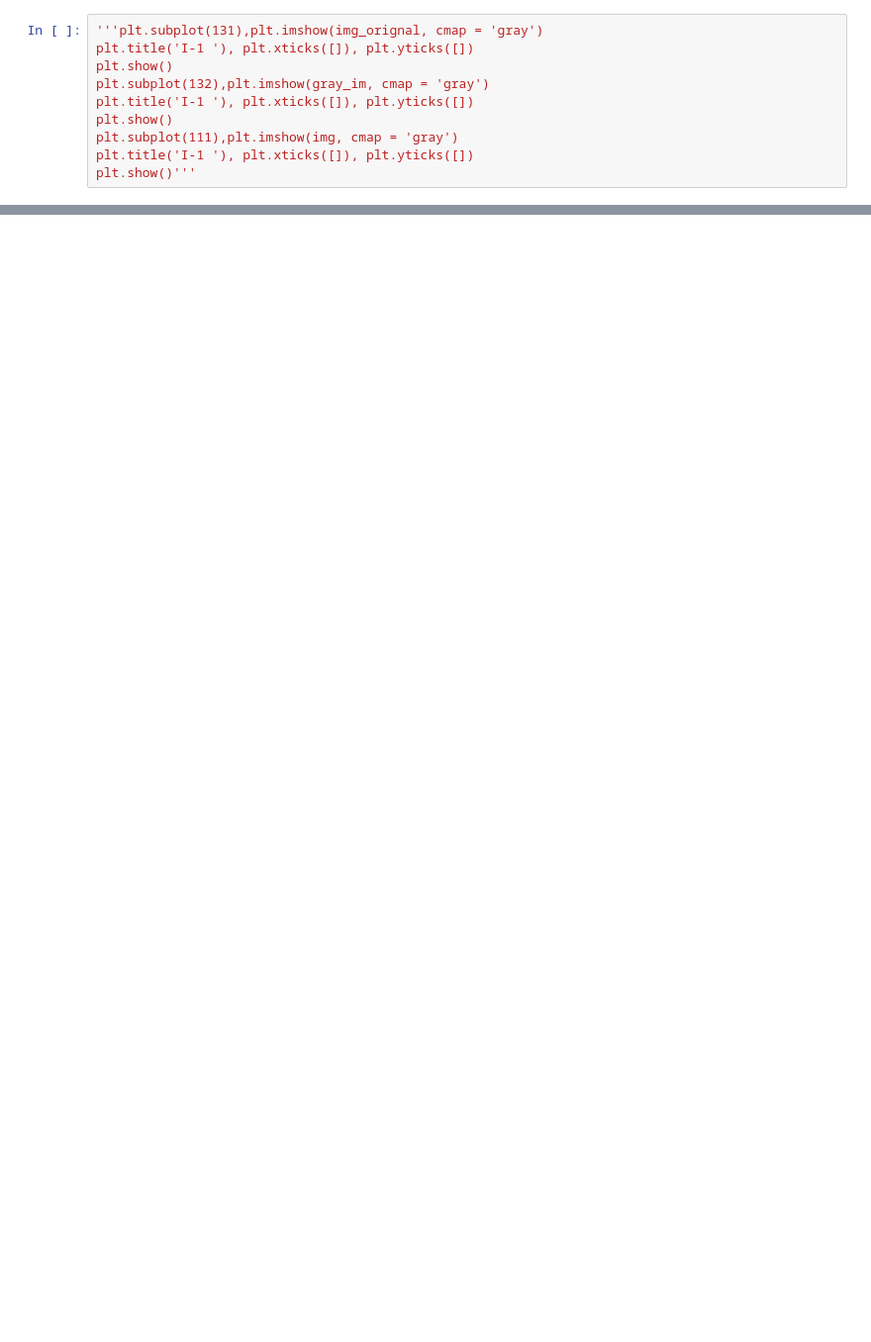
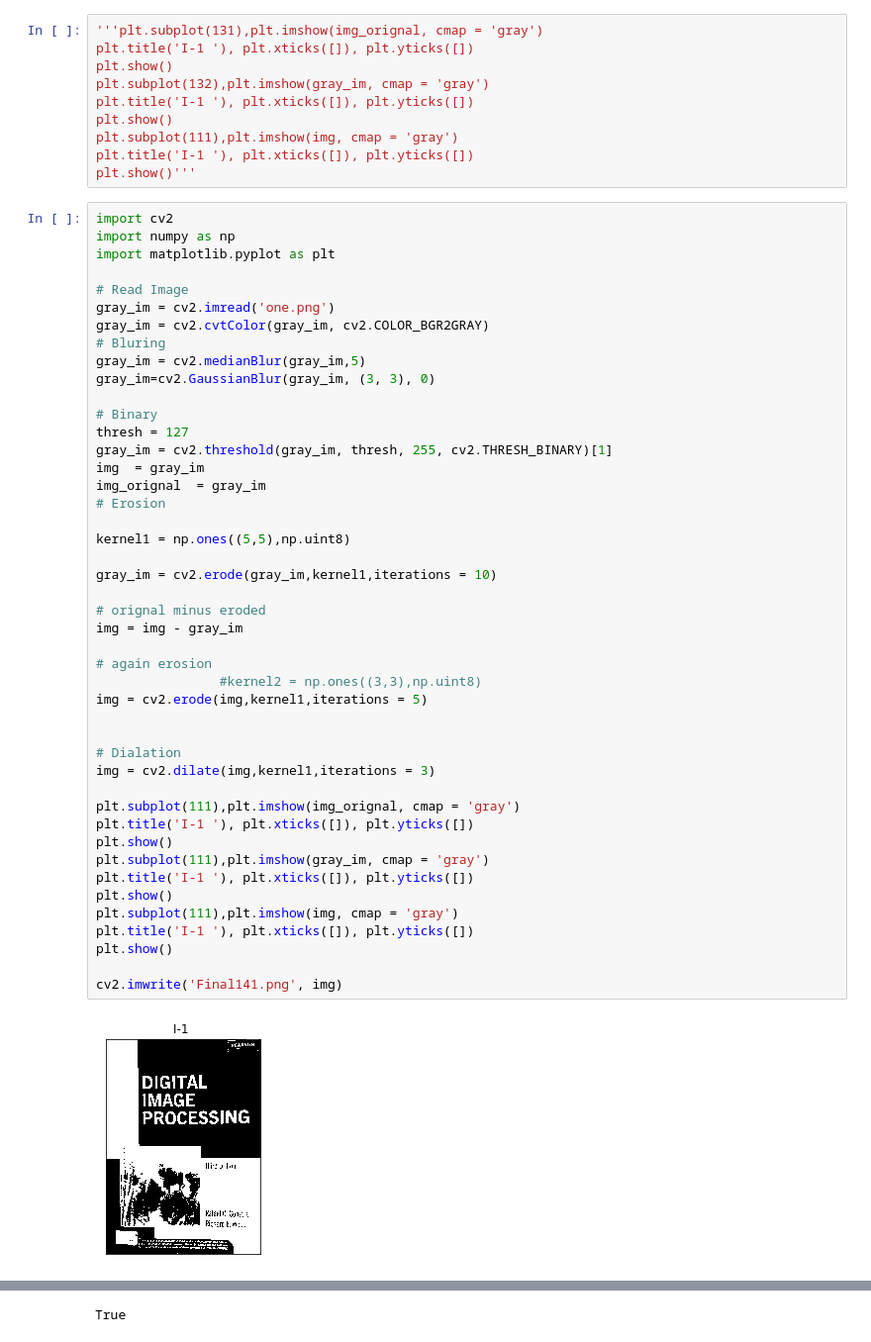
Before and after one commit to Naagar/Text-Extraction, a Jupyter notebook: oneR_copy.ipynb, the cells around one changed output, grey strips where cells are left out. Shown at 99% size. Cells and saved outputs as stored; diff of their text form; blank space fills up the shorter version.

```diff
--- a/oneR_copy.ipynb
+++ b/oneR_copy.ipynb
@@ -191,3 +199,50 @@ plt.show()
 plt.subplot(111),plt.imshow(img, cmap = 'gray')
 plt.title('I-1 '), plt.xticks([]), plt.yticks([])
 plt.show()'''
+# %%
+import cv2
+import numpy as np
+import matplotlib.pyplot as plt
+
+# Read Image
+gray_im = cv2.imread('one.png')
+gray_im = cv2.cvtColor(gray_im, cv2.COLOR_BGR2GRAY)
+# Bluring
+gray_im = cv2.medianBlur(gray_im,5)
+gray_im=cv2.GaussianBlur(gray_im, (3, 3), 0)
+
+# Binary
+thresh = 127
+gray_im = cv2.threshold(gray_im, thresh, 255, cv2.THRESH_BINARY)[1]
+img  = gray_im
+img_orignal  = gray_im
+# Erosion
+
+kernel1 = np.ones((5,5),np.uint8)
+
+gray_im = cv2.erode(gray_im,kernel1,iterations = 10)
+
+# orignal minus eroded
+img = img - gray_im
+
+# again erosion
+                #kernel2 = np.ones((3,3),np.uint8)
+img = cv2.erode(img,kernel1,iterations = 5)
+
+
+# Dialation
+img = cv2.dilate(img,kernel1,iterations = 3)
+
+plt.subplot(111),plt.imshow(img_orignal, cmap = 'gray')
+plt.title('I-1 '), plt.xticks([]), plt.yticks([])
+plt.show()
+plt.subplot(111),plt.imshow(gray_im, cmap = 'gray')
+plt.title('I-1 '), plt.xticks([]), plt.yticks([])
+plt.show()
+plt.subplot(111),plt.imshow(img, cmap = 'gray')
+plt.title('I-1 '), plt.xticks([]), plt.yticks([])
+plt.show()
+
+cv2.imwrite('Final141.png', img)
+# %% [output]
+[figure, added]
@@ -193,0 +251 @@ plt.show()'''
+True
```
Also changed, not shown: parts of 12 cells of this notebook, 14 other files.
